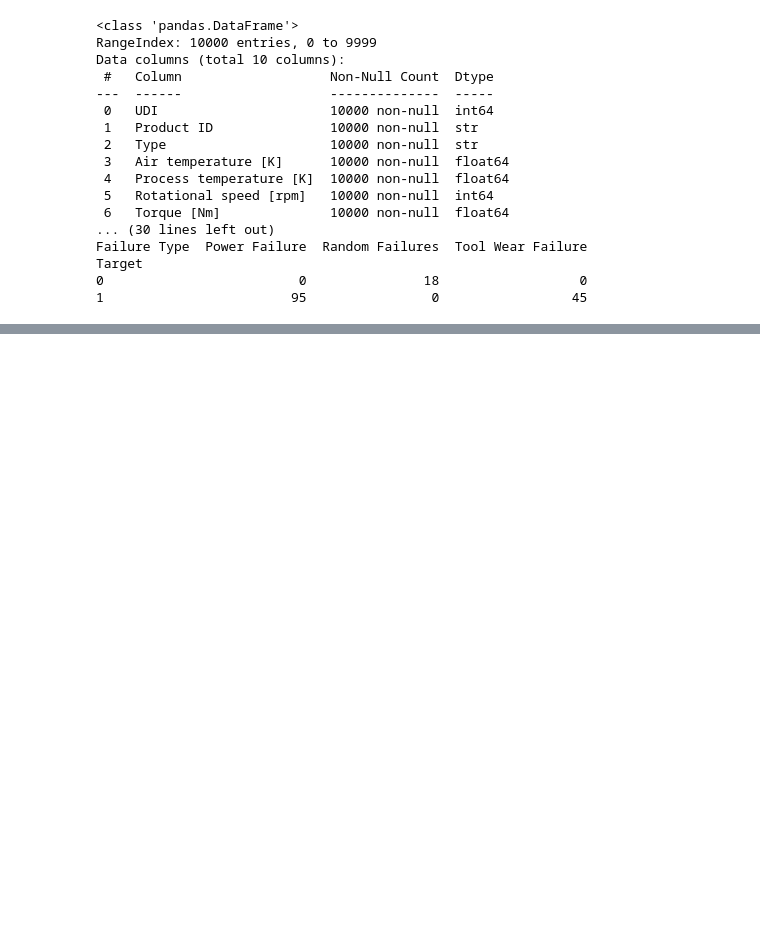
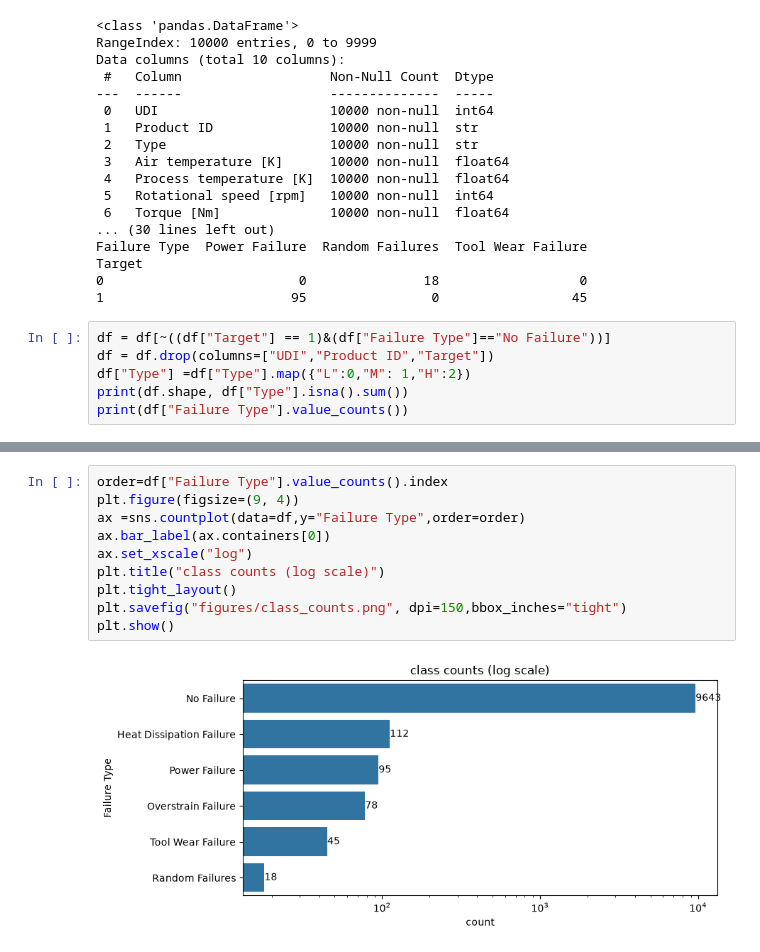
Before and after one commit to pickleomar/DeepLearning-Lab1, a Jupyter notebook: part2-classification.ipynb, the cells around one changed output, grey strips where cells are left out. Cells and saved outputs as stored; diff of their text form; blank space fills up the shorter version.

```diff
--- a/part2-classification.ipynb
+++ b/part2-classification.ipynb
@@ -34,3 +34,9 @@ Failure Type  Power Failure  Random Failures  Tool Wear Failure
 Target
 0                         0               18                  0
 1                        95                0                 45
+# %%
+df = df[~((df["Target"] == 1)&(df["Failure Type"]=="No Failure"))]
+df = df.drop(columns=["UDI","Product ID","Target"])
+df["Type"] =df["Type"].map({"L":0,"M": 1,"H":2})
+print(df.shape, df["Type"].isna().sum())
+print(df["Failure Type"].value_counts())
@@ -36,0 +53,12 @@ Target
+# %%
+order=df["Failure Type"].value_counts().index
+plt.figure(figsize=(9, 4))
+ax =sns.countplot(data=df,y="Failure Type",order=order)
+ax.bar_label(ax.containers[0])
+ax.set_xscale("log")
+plt.title("class counts (log scale)")
+plt.tight_layout()
+plt.savefig("figures/class_counts.png", dpi=150,bbox_inches="tight")
+plt.show()
+# %% [output]
+[figure, added]
```
Also changed, not shown: parts of 22 cells of this notebook, 9 other files.
